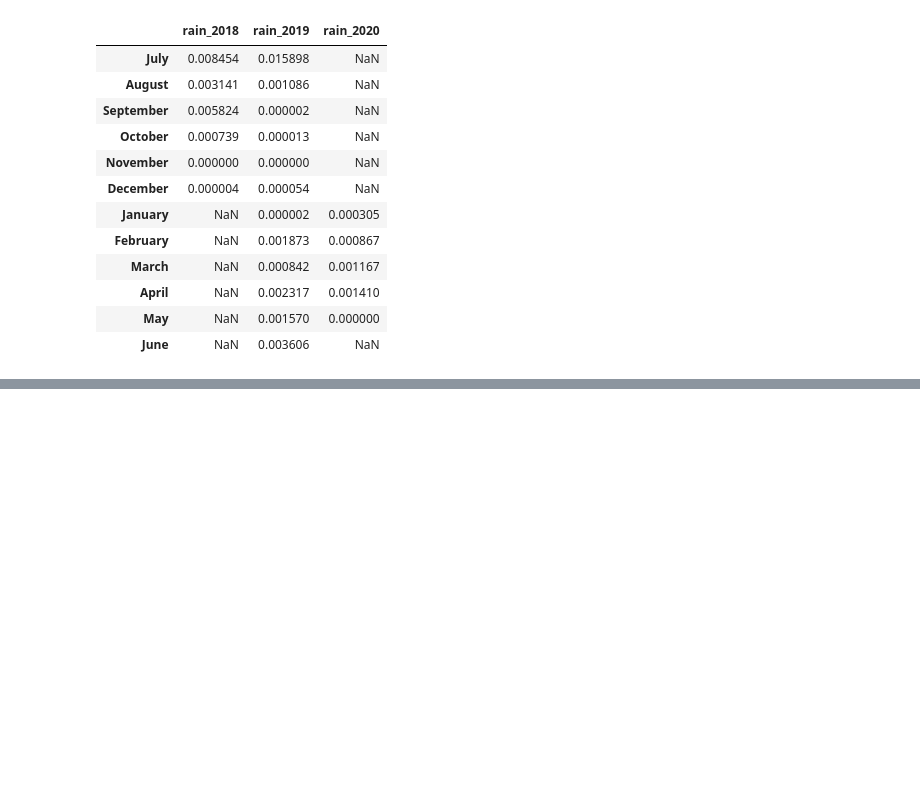
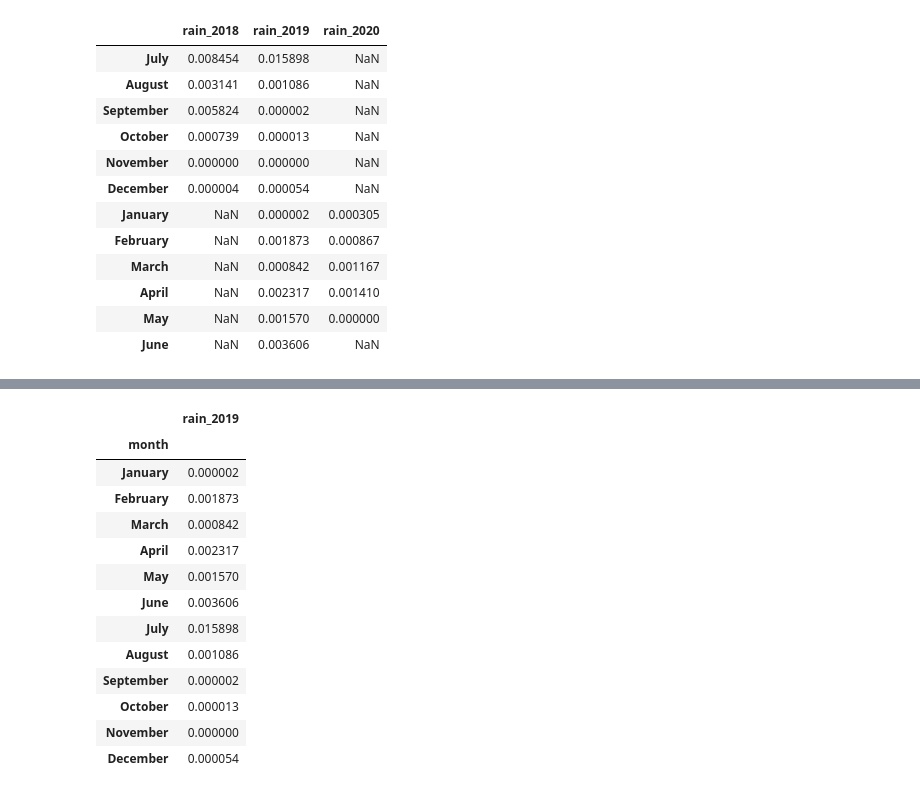
Before and after one commit to mietekdom/Nepal---Solar-Radiation-Measurments, a Jupyter notebook: Nepal_solar_radiation.ipynb, the cells around one changed output, grey strips where cells are left out. Cells and saved outputs as stored; diff of their text form; code cells hidden in the pictures; blank space fills up the shorter version.

```diff
--- a/Nepal_solar_radiation.ipynb
+++ b/Nepal_solar_radiation.ipynb
@@ -217,0 +237,17 @@ _ = plt.ylabel('rainfall')
+# %%
+df_2019.head(12)
+# %% [output]
+|  | rain_2019 |
+| month |  |
+| January | 0.000002 |
+| February | 0.001873 |
+| March | 0.000842 |
+| April | 0.002317 |
+| May | 0.001570 |
+| June | 0.003606 |
+| July | 0.015898 |
+| August | 0.001086 |
+| September | 0.000002 |
+| October | 0.000013 |
+| November | 0.000000 |
+| December | 0.000054 |
```
Also changed, not shown: parts of 5 cells of this notebook.
